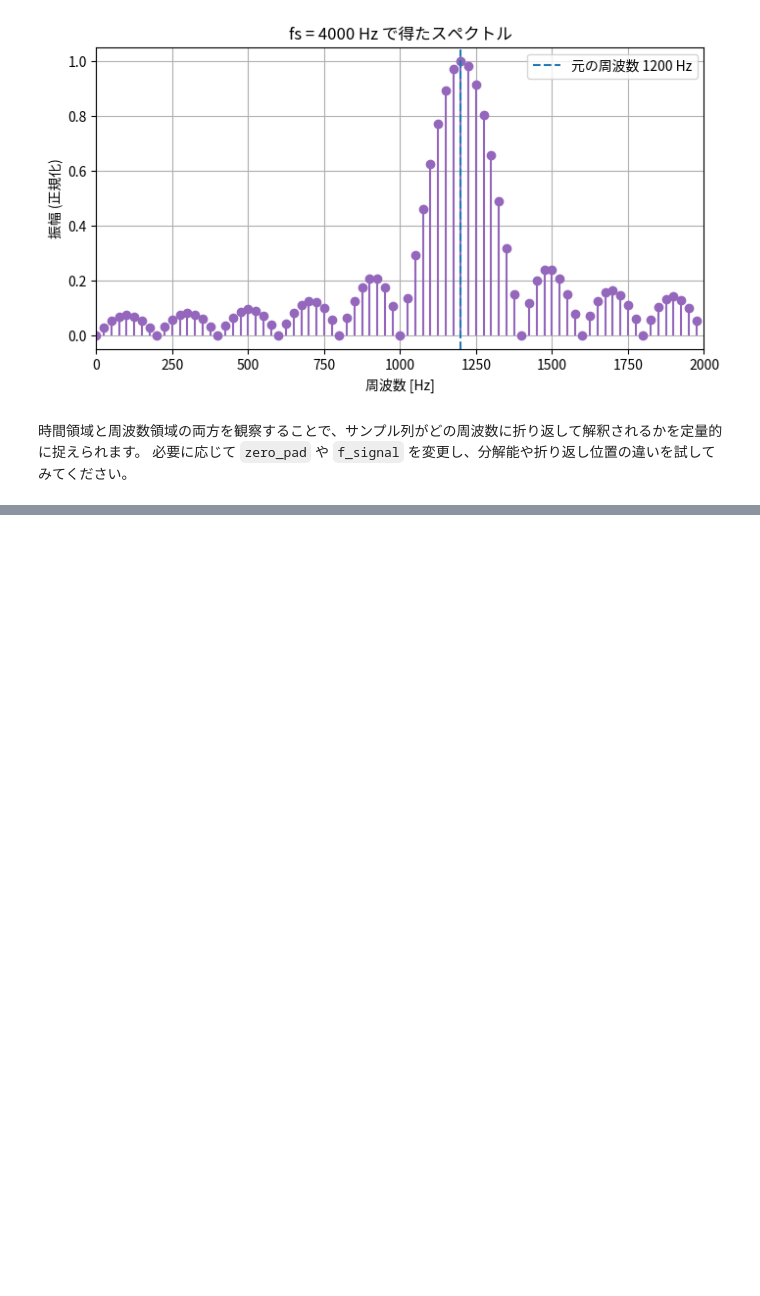
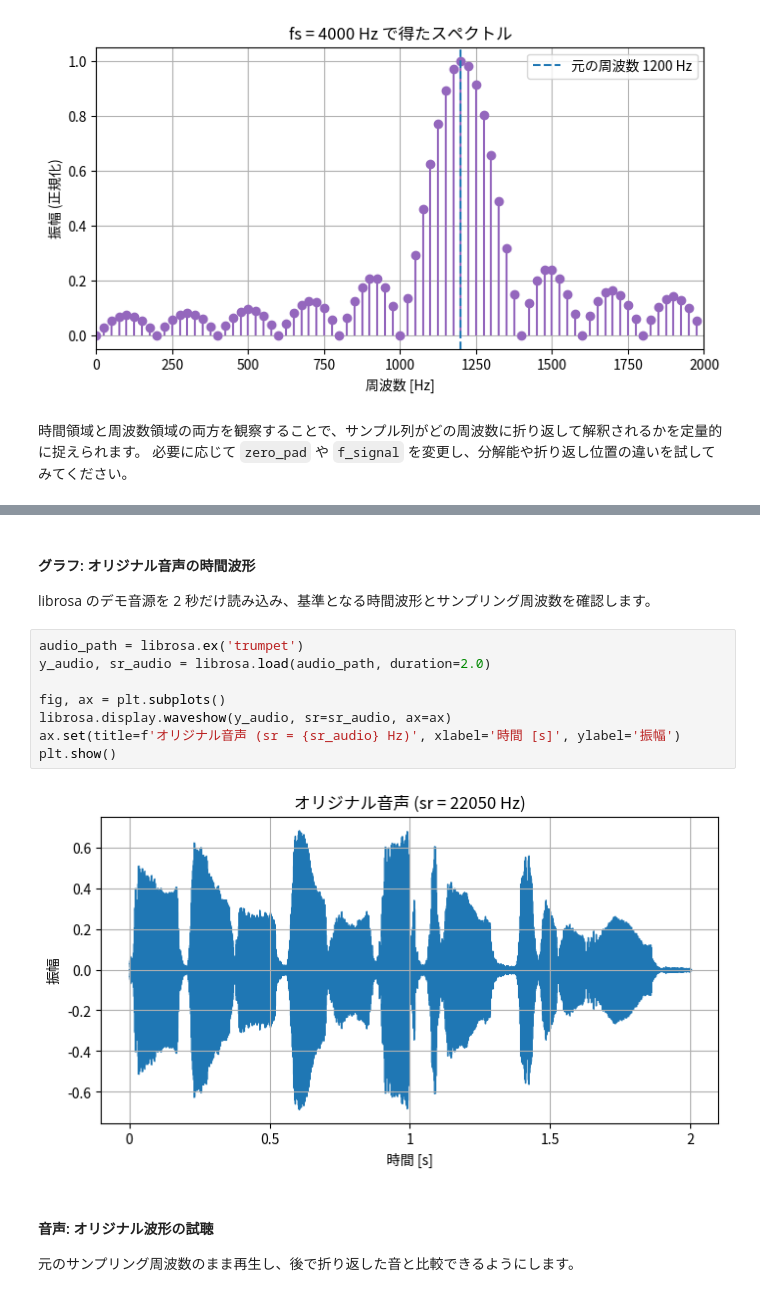
Before and after one commit to shima-nct/Communications_Engineering, a Jupyter notebook: Aliasing/aliasing_demo.ipynb, the cells around one changed output, grey strips where cells are left out. Saved outputs shown, nothing was run; the diff lists cells and outputs as text; blank space fills up the shorter version.

Commit message:
Update ノートブック実行データ更新
実行カウント番号を更新し、出力結果を最新の状態に同期。音声データによるエイリアシングのセクションを追加し、librosaを用いた音声処理とブラウザ互換の音声プレイヤー機能を実装。オリジナル音声の時間波形グラフを追加。

```diff
--- a/Aliasing/aliasing_demo.ipynb
+++ b/Aliasing/aliasing_demo.ipynb
@@ -197,0 +236,16 @@ plt.show()
+# %% [markdown]
+#### グラフ: オリジナル音声の時間波形
+librosa のデモ音源を 2 秒だけ読み込み、基準となる時間波形とサンプリング周波数を確認します。
+# %%
+audio_path = librosa.ex('trumpet')
+y_audio, sr_audio = librosa.load(audio_path, duration=2.0)
+
+fig, ax = plt.subplots()
+librosa.display.waveshow(y_audio, sr=sr_audio, ax=ax)
+ax.set(title=f'オリジナル音声 (sr = {sr_audio} Hz)', xlabel='時間 [s]', ylabel='振幅')
+plt.show()
+# %% [output]
+[figure, added]
+# %% [markdown]
+#### 音声: オリジナル波形の試聴
+元のサンプリング周波数のまま再生し、後で折り返した音と比較できるようにします。
```
Also changed, not shown: parts of 15 cells of this notebook.
